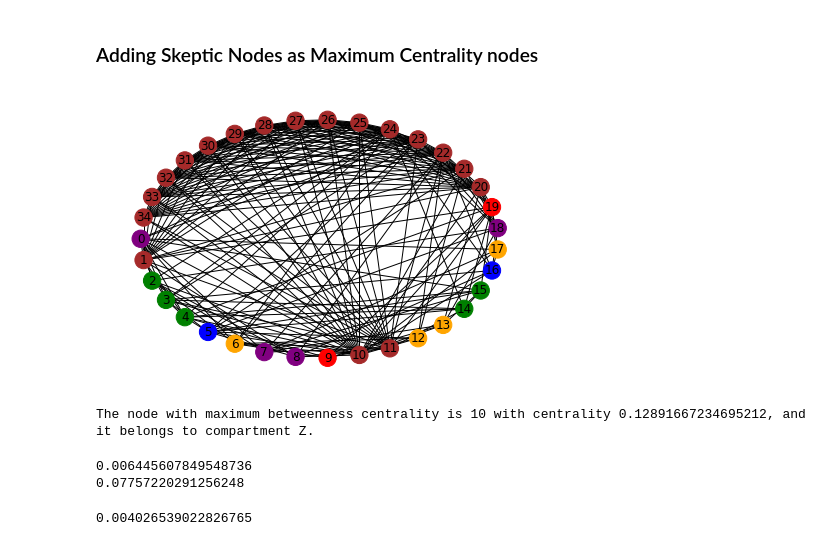
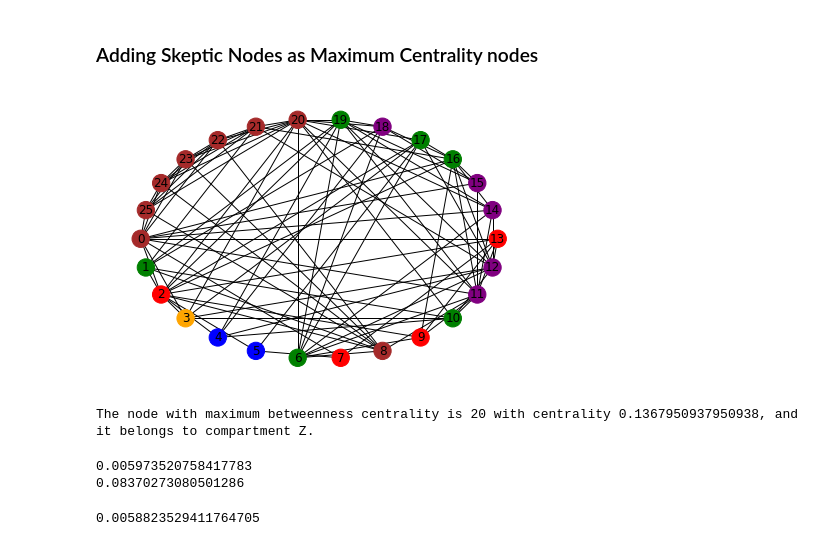
Before and after one commit to sujoyyyy/OSN-Graphs, a Jupyter notebook: sensitivity.ipynb, the cells around one changed output. Drawn from its saved outputs; the diff is of its cells as text; code cells hidden in the pictures.

Commit message:
Fixed the total nodes in OSN

```diff
--- a/sensitivity.ipynb
+++ b/sensitivity.ipynb
@@ -563,17 +565,17 @@ def add_nodes_with_highest_betweenness(G, n):
         G[u][v]['weight'] = weight
     return G
 # %%
-nbG = add_skeptic_nodes(G,5)
+nbG = add_skeptic_nodes(G,2)
 plot_graph(nbG)
 # %% [output]
-[figure, old version]
+[figure, new version]
 # %%
 betweenness_centrality = nx.betweenness_centrality(nbG)
 max_betweenness_node = max(betweenness_centrality, key=betweenness_centrality.get)
 compartment = nbG.nodes[max_betweenness_node]['compartment']
 print(f"The node with maximum betweenness centrality is {max_betweenness_node} with centrality {betweenness_centrality[max_betweenness_node]}, and it belongs to compartment {compartment}.")
 # %% [output]
-The node with maximum betweenness centrality is 10 with centrality 0.12891667234695212, and it belongs to compartment Z.
+The node with maximum betweenness centrality is 20 with centrality 0.1367950937950938, and it belongs to compartment Z.
 # %%
 import importlib
 import constants
@@ -597,8 +599,8 @@ d_new = d/calculate_updated_f(nbG)
 print(f_new)
 print(d_new)
 # %% [output]
-0.006445607849548736
-0.07757220291256248
+0.005973520758417783
+0.08370273080501286
 # %%
 def calculate_updated_g(G):
     total_weight = 0
@@ -616,7 +618,7 @@ def calculate_updated_g(G):
 g_new = g * calculate_updated_g(nbG)
 print(g_new)
 # %% [output]
-0.004026539022826765
+0.0058823529411764705
 # %%
 def new_seirmz_sim(G):
     # Create a list of compartment labels for all nodes in the graph
```
Also changed, not shown: parts of 18 cells of this notebook.
